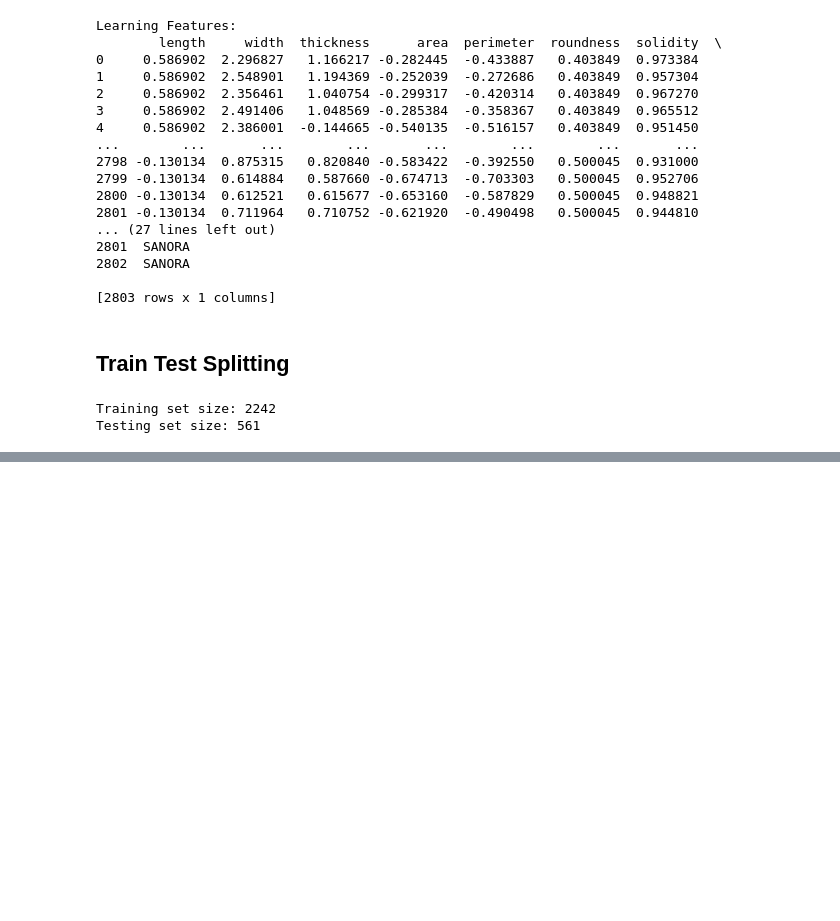
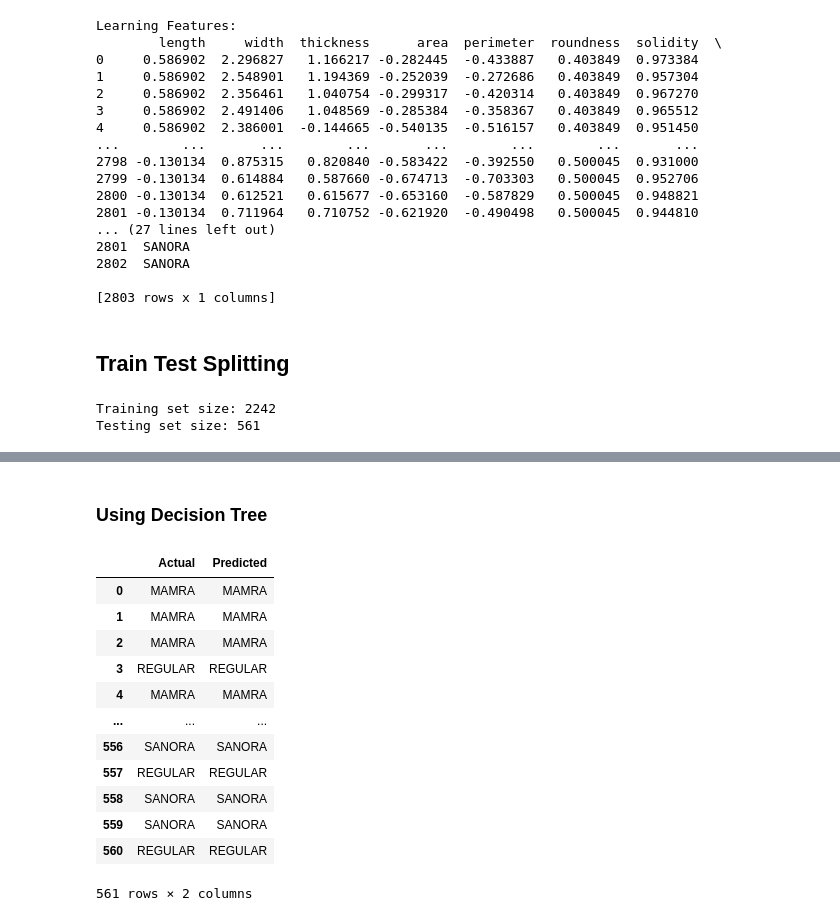
Before and after one commit to Brian-Gab/AlmondClassifier_FEL401, a Jupyter notebook: machine_learn.ipynb, the cells around one changed output, grey strips where cells are left out. Drawn from its saved outputs; the diff is of its cells as text; code cells hidden in the pictures; blank space fills up the shorter version.

```diff
--- a/machine_learn.ipynb
+++ b/machine_learn.ipynb
@@ -123,0 +179,29 @@ Testing set size: 561
+# %% [markdown]
+### Using Decision Tree
+# %%
+#Initialize the Decision Tree model
+dec_tree_model = DecisionTreeClassifier(random_state=42)
+
+#Train Model
+dec_tree_model.fit(X_train, y_train.values.ravel())
+
+#Predict
+dec_tree_pred = dec_tree_model.predict(X_test)
+
+#View results
+result_frame_dec_tree = pd.DataFrame({'Actual': y_test.values.flatten(), 'Predicted': dec_tree_pred.flatten()})
+result_frame_dec_tree
+# %% [output]
+|  | Actual | Predicted |
+| 0 | MAMRA | MAMRA |
+| 1 | MAMRA | MAMRA |
+| 2 | MAMRA | MAMRA |
+| 3 | REGULAR | REGULAR |
+| 4 | MAMRA | MAMRA |
+| ... | ... | ... |
+| 556 | SANORA | SANORA |
+| 557 | REGULAR | REGULAR |
+| 558 | SANORA | SANORA |
+| 559 | SANORA | SANORA |
+| 560 | REGULAR | REGULAR |
+561 rows × 2 columns
```
Also changed, not shown: parts of 20 cells of this notebook.
